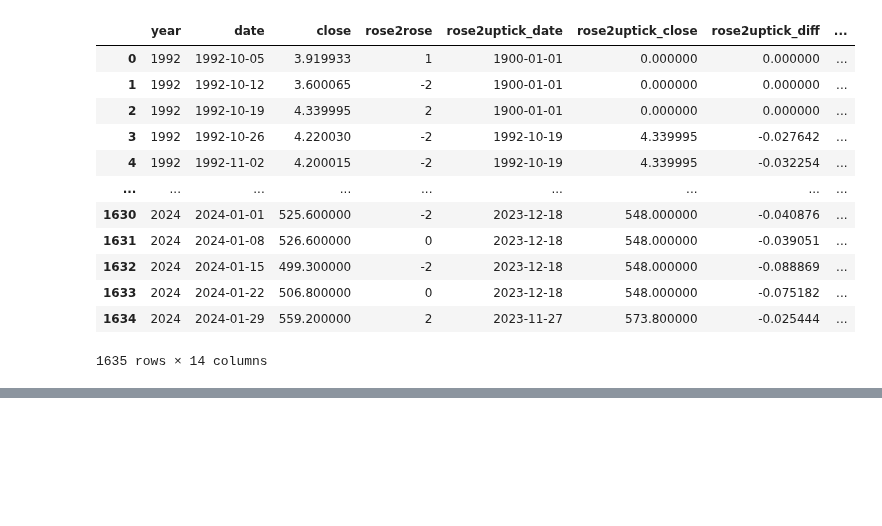
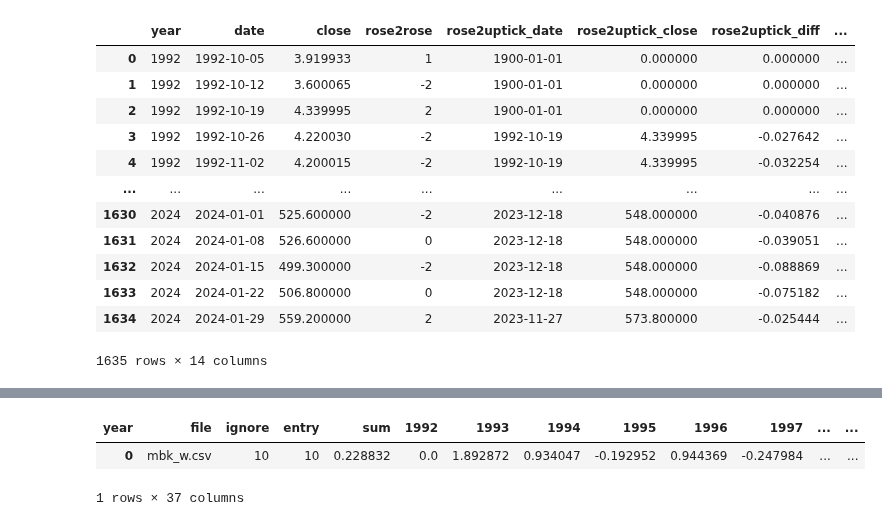
Before and after one commit to ai357060/flower, a Jupyter notebook: wm/aw01.ipynb, the cells around one changed output, grey strips where cells are left out. Saved outputs shown, nothing was run; the diff lists cells and outputs as text; code cells hidden in the pictures; blank space fills up the shorter version.

```diff
--- a/wm/aw01.ipynb
+++ b/wm/aw01.ipynb
@@ -108,0 +221,6 @@ Name: rose2profit, dtype: float64
+# %%
+df
+# %% [output]
+| year | file | ignore | entry | sum | 1992 | 1993 | 1994 | 1995 | 1996 | 1997 | ... | ... |
+| 0 | mbk_w.csv | 10 | 10 | 0.228832 | 0.0 | 1.892872 | 0.934047 | -0.192952 | 0.944369 | -0.247984 | ... | ... |
+1 rows × 37 columns
```
Also changed, not shown: parts of 18 cells of this notebook, 13 other files.
